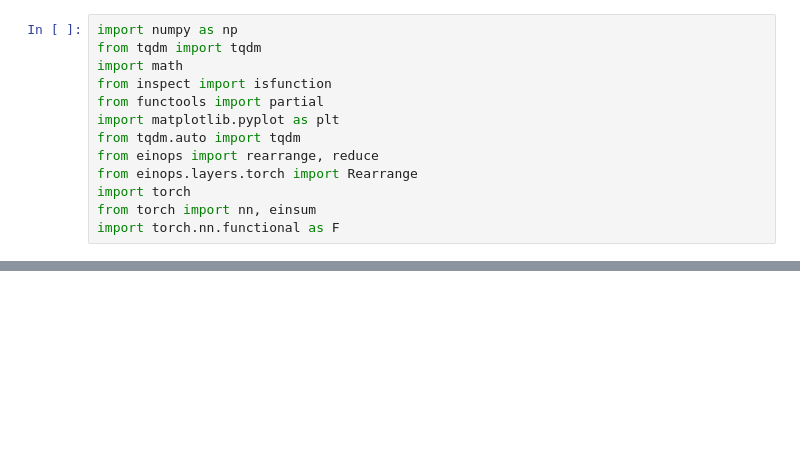
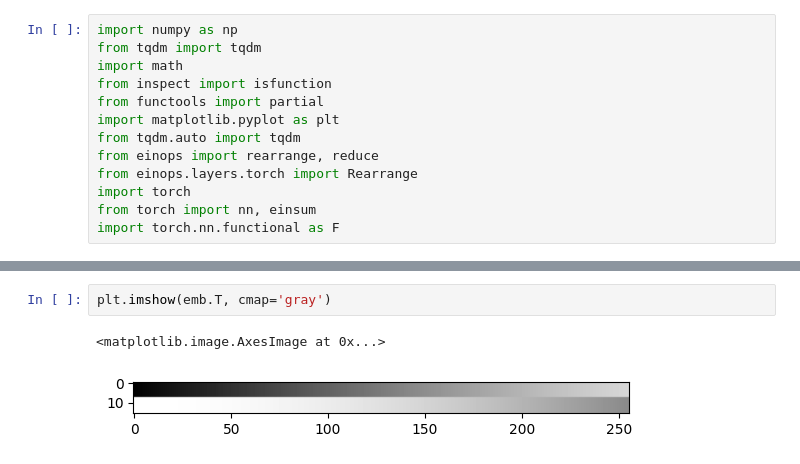
Before and after one commit to ys272/vton, a Jupyter notebook: sandbox_j.ipynb, the cells around one changed output, grey strips where cells are left out. Saved outputs shown, nothing was run; the diff lists cells and outputs as text; blank space fills up the shorter version.

```diff
--- a/sandbox_j.ipynb
+++ b/sandbox_j.ipynb
@@ -156,0 +49,5 @@ plt.legend()
+# %%
+plt.imshow(emb.T, cmap='gray')
+# %% [output]
+<matplotlib.image.AxesImage at 0x...>
+[figure, added]
```
Also changed, not shown: parts of 17 cells of this notebook, 16 other files.
